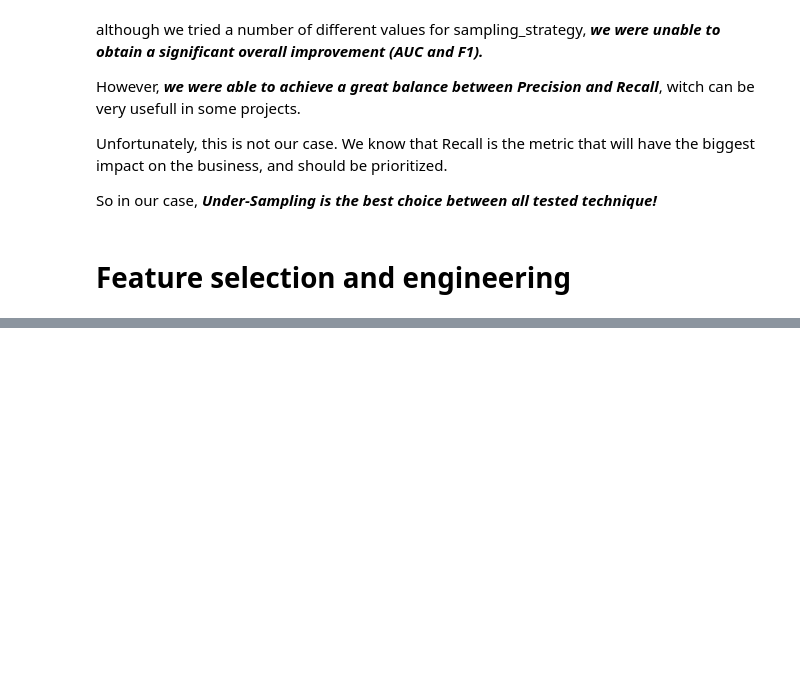
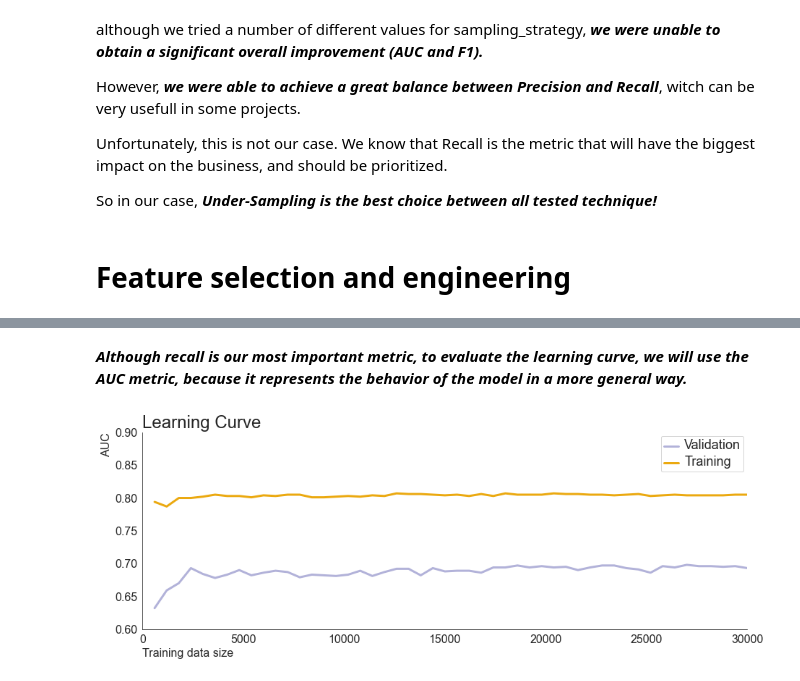
Before and after one commit to FelipeMezzarana/credit_card_default_prediction, a Jupyter notebook: default_predict.ipynb, the cells around one changed output, grey strips where cells are left out. Cells and saved outputs as stored; diff of their text form; code cells hidden in the pictures; blank space fills up the shorter version.

```diff
--- a/default_predict.ipynb
+++ b/default_predict.ipynb
@@ -776,0 +1098,2 @@ To really improve our metrics, we will need to test other models and apply hyper
+# %%
+learning_curve_df = learning_curve(final_X,y)
@@ -776,0 +1107,29 @@ To really improve our metrics, we will need to test other models and apply hyper
+# %% [markdown]
+***Although recall is our most important metric, to evaluate the learning curve, we will use the AUC metric, because it represents the behavior of the model in a more general way.***
+# %%
+# Vizualizing learning curve
+
+sns.set_style('white')
+fig,ax1 = plt.subplots(figsize=(15,5))
+
+sns.lineplot(x=learning_curve_df['Data Size'],
+            y=learning_curve_df['Mean AUC (Validation)'],
+            color ='#b2b2d9', label = 'Validation',
+            lw =3, ax = ax1)
+
+sns.lineplot(x=learning_curve_df['Data Size'],
+            y=learning_curve_df['Mean AUC (Training)'],
+            color ='#eba910', label = 'Training',
+            lw =3, ax = ax1)
+
+ax1.set_title("Learning Curve",fontsize = 24, loc = 'left')
+ax1.set_xlabel("Training data size",fontsize=16, loc = 'left')
+ax1.set_ylabel("AUC",fontsize=16, loc ='top')
+ax1.tick_params(labelsize=16)
+plt.setp(ax1.get_legend().get_texts(), fontsize='18')
+sns.despine()
+plt.xlim(0,30000)
+plt.ylim(0.6,0.9)
+plt.show()
+# %% [output]
+[figure, added]
```
Also changed, not shown: parts of 109 cells of this notebook.
